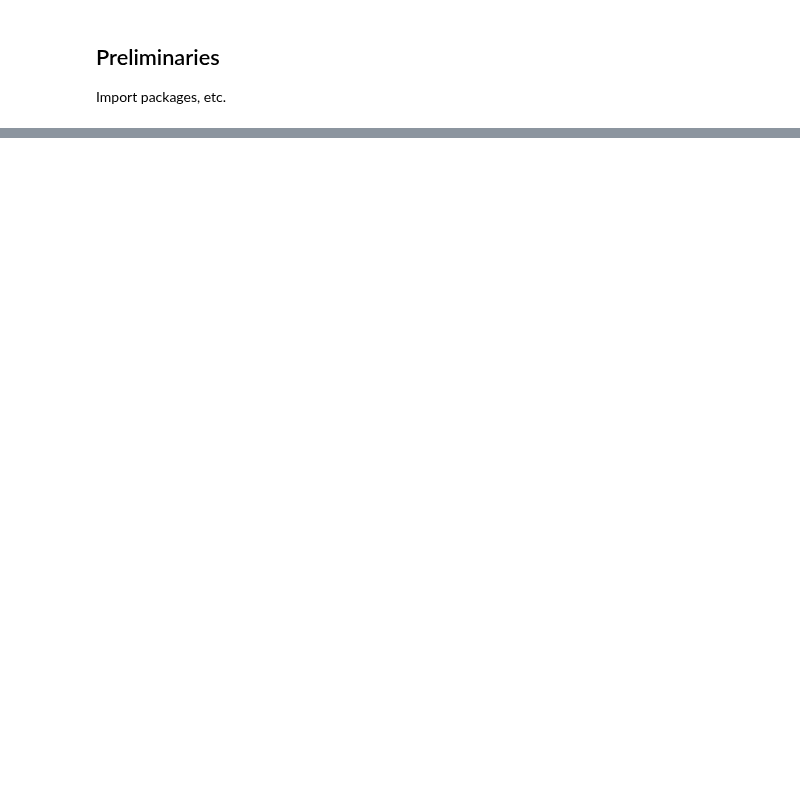
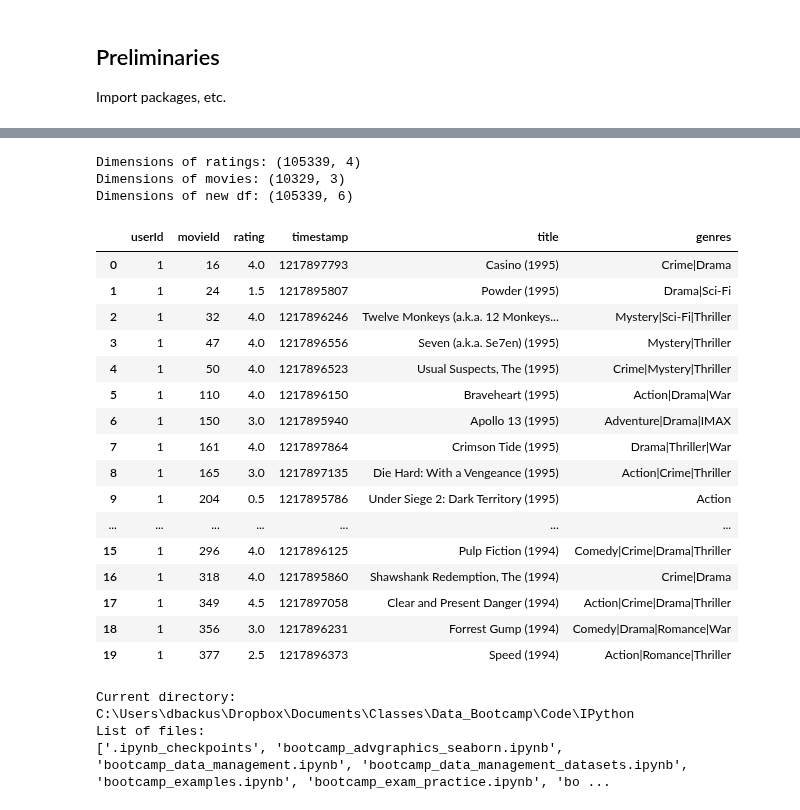
Before and after one commit to DaveBackus/Data_Bootcamp, a Jupyter notebook: Code/IPython/bootcamp_pandas-merge.ipynb, the cells around one changed output, grey strips where cells are left out. Drawn from its saved outputs; the diff is of its cells as text; code cells hidden in the pictures; blank space fills up the shorter version.

Commit message:
movielens examples

```diff
--- a/Code/IPython/bootcamp_pandas-merge.ipynb
+++ b/Code/IPython/bootcamp_pandas-merge.ipynb
@@ -310,0 +75,10 @@ ax.hlines(dbar, xmin, xmax, linewidth=2, linestyle='dashed')
+# %%
+# get "response" from url
+url = 'http://files.grouplens.org/datasets/movielens/ml-latest-small.zip'
+r = requests.get(url)
+
+# describe response
+print('Response status code:', r.status_code)
+print('Response type:', type(r))
+print('Response .content:', type(r.content))
+print('Response headers:\n', r.headers, sep='')
@@ -310,0 +91,4 @@ ax.hlines(dbar, xmin, xmax, linewidth=2, linestyle='dashed')
+# %%
+# convert bytes to zip file
+mlz = zf.ZipFile(io.BytesIO(r.content))
+print('Type of zipfile object:', type(mlz))
@@ -310,0 +107,4 @@ ax.hlines(dbar, xmin, xmax, linewidth=2, linestyle='dashed')
+# %%
+# extract and read csv's
+movies  = pd.read_csv(mlz.open(mlz.namelist()[2]))
+ratings = pd.read_csv(mlz.open(mlz.namelist()[3]))
@@ -310,0 +169,32 @@ ax.hlines(dbar, xmin, xmax, linewidth=2, linestyle='dashed')
+# %%
+combo = pd.merge(ratings, movies,   # left and right df's
+                 how='left',        # add to left
+                 on='movieId'       # link with this variable/column
+                )
+
+print('Dimensions of ratings:', ratings.shape)
+print('Dimensions of movies:', movies.shape)
+print('Dimensions of new df:', combo.shape)
+
+new.head(20)
+# %% [output]
+Dimensions of ratings: (105339, 4)
+Dimensions of movies: (10329, 3)
+Dimensions of new df: (105339, 6)
+|  | userId | movieId | rating | timestamp | title | genres |
+| 0 | 1 | 16 | 4.0 | 1217897793 | Casino (1995) | Crime|Drama |
+| 1 | 1 | 24 | 1.5 | 1217895807 | Powder (1995) | Drama|Sci-Fi |
+| 2 | 1 | 32 | 4.0 | 1217896246 | Twelve Monkeys (a.k.a. 12 Monkeys... | Mystery|Sci-Fi|Thriller |
+| 3 | 1 | 47 | 4.0 | 1217896556 | Seven (a.k.a. Se7en) (1995) | Mystery|Thriller |
+| 4 | 1 | 50 | 4.0 | 1217896523 | Usual Suspects, The (1995) | Crime|Mystery|Thriller |
+| 5 | 1 | 110 | 4.0 | 1217896150 | Braveheart (1995) | Action|Drama|War |
+| 6 | 1 | 150 | 3.0 | 1217895940 | Apollo 13 (1995) | Adventure|Drama|IMAX |
+| 7 | 1 | 161 | 4.0 | 1217897864 | Crimson Tide (1995) | Drama|Thriller|War |
+| 8 | 1 | 165 | 3.0 | 1217897135 | Die Hard: With a Vengeance (1995) | Action|Crime|Thriller |
+| 9 | 1 | 204 | 0.5 | 1217895786 | Under Siege 2: Dark Territory (1995) | Action |
+| ... | ... | ... | ... | ... | ... | ... |
+| 15 | 1 | 296 | 4.0 | 1217896125 | Pulp Fiction (1994) | Comedy|Crime|Drama|Thriller |
+| 16 | 1 | 318 | 4.0 | 1217895860 | Shawshank Redemption, The (1994) | Crime|Drama |
+| 17 | 1 | 349 | 4.5 | 1217897058 | Clear and Present Danger (1994) | Action|Crime|Drama|Thriller |
+| 18 | 1 | 356 | 3.0 | 1217896231 | Forrest Gump (1994) | Comedy|Drama|Romance|War |
+| 19 | 1 | 377 | 2.5 | 1217896373 | Speed (1994) | Action|Romance|Thriller |
@@ -310,0 +204,8 @@ ax.hlines(dbar, xmin, xmax, linewidth=2, linestyle='dashed')
+# %%
+print('Current directory:\n', os.getcwd(), sep='')
+print('List of files:', os.listdir(), sep='\n')
+# %% [output]
+Current directory:
+C:\Users\dbackus\Dropbox\Documents\Classes\Data_Bootcamp\Code\IPython
+List of files:
+['.ipynb_checkpoints', 'bootcamp_advgraphics_seaborn.ipynb', 'bootcamp_data_management.ipynb', 'bootcamp_data_management_datasets.ipynb', 'bootcamp_examples.ipynb', 'bootcamp_exam_practice.ipynb', 'bo ...
```
Also changed, not shown: parts of 73 cells of this notebook, 2 other files.
